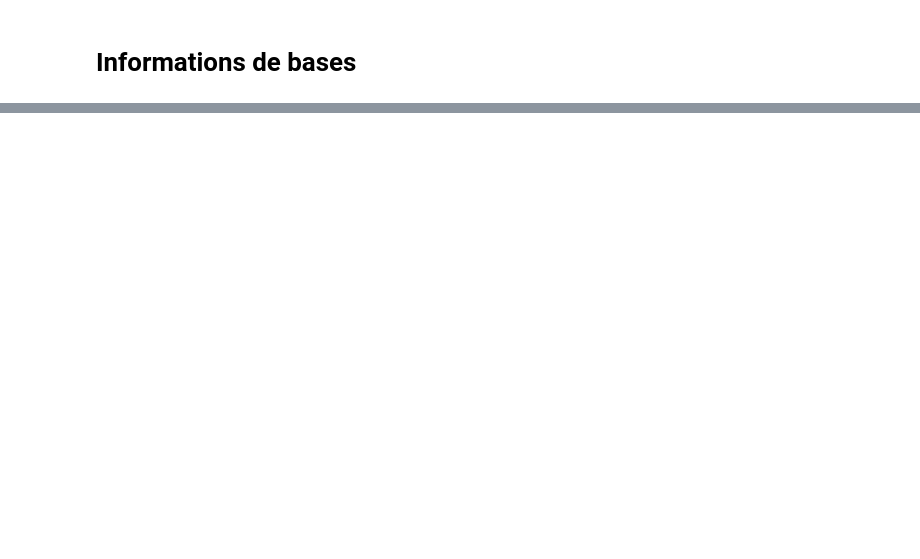
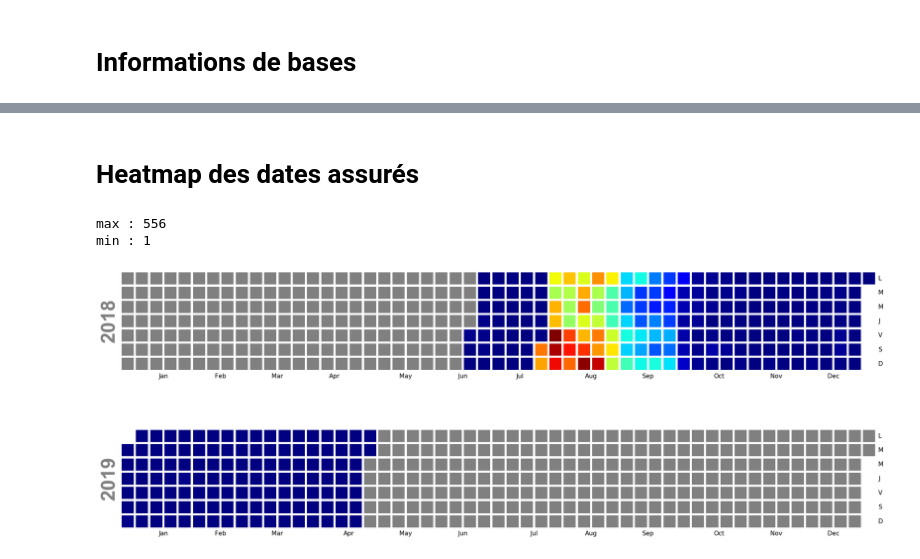
Before and after one commit to adalmieres/fizzy, a Jupyter notebook: lab/fizzy-notebook.ipynb, the cells around one changed output, grey strips where cells are left out. Cells and saved outputs as stored; diff of their text form; code cells hidden in the pictures; blank space fills up the shorter version.

```diff
--- a/lab/fizzy-notebook.ipynb
+++ b/lab/fizzy-notebook.ipynb
@@ -84,0 +200,23 @@ df[df['functionCalled'] == 'addNewInsurance']['flightNo'].value_counts()[0:10]
+# %% [markdown]
+# Heatmap des dates assurés
+# %%
+import calmap
+s = df['departureDate']
+ts = s.groupby(s.dt.floor('D')).size().reset_index(name='count')
+souscriptions = pd.Series(data=ts['count'].tolist(), index=ts['departureDate'].tolist())
+fig, ax = calmap.calendarplot(souscriptions, fillcolor='grey', monthticks=1, daylabels='LMMJVSD',
+                    fig_kws=dict(num=None,
+                            figsize=(18,8),
+                            dpi=150,
+                            facecolor="w",
+                            edgecolor="red",
+                            ),
+                    cmap='jet',
+                    linewidth=3)
+fig.savefig('flightDepartureDateHeatmap.png')
+print("max : " + str(ts['count'].max()))
+print("min : " + str(ts['count'].min()))
+# %% [output]
+max : 556
+min : 1
+[figure, added]
```
Also changed, not shown: parts of 13 cells of this notebook, 2 other files.
